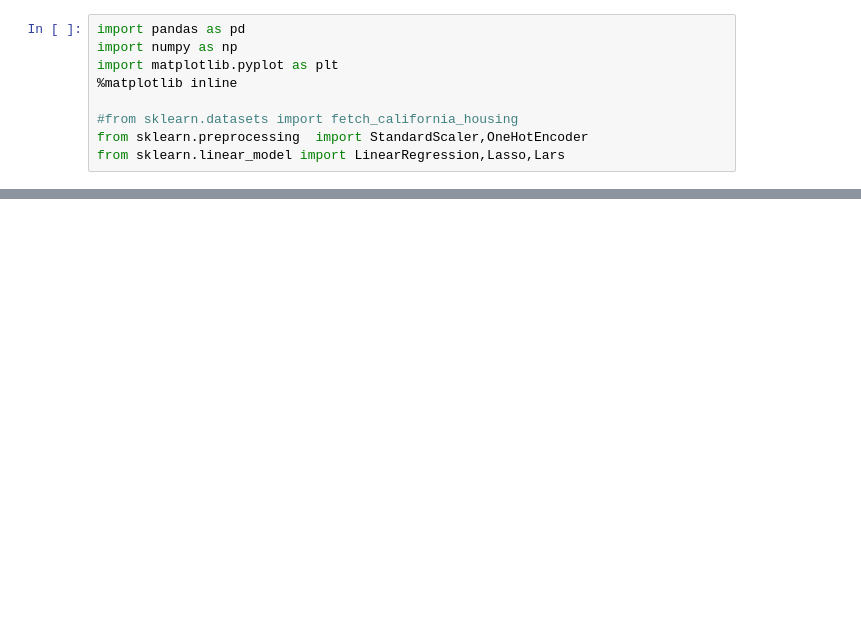
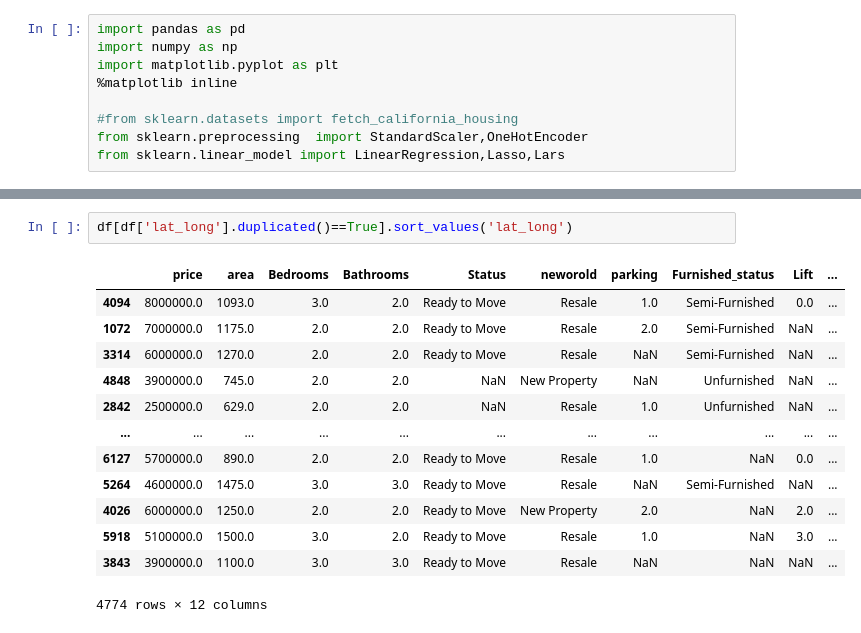
Before and after one commit to saptarshipal1/boston_house_pricing_regression, a Jupyter notebook: data/boston_housing_price.ipynb, the cells around one changed output, grey strips where cells are left out. Cells and saved outputs as stored; diff of their text form; blank space fills up the shorter version.

```diff
--- a/data/boston_housing_price.ipynb
+++ b/data/boston_housing_price.ipynb
@@ -20,0 +119,16 @@ data.head()
+# %%
+df[df['lat_long'].duplicated()==True].sort_values('lat_long')
+# %% [output]
+|  | price | area | Bedrooms | Bathrooms | Status | neworold | parking | Furnished_status | Lift | ... |
+| 4094 | 8000000.0 | 1093.0 | 3.0 | 2.0 | Ready to Move | Resale | 1.0 | Semi-Furnished | 0.0 | ... |
+| 1072 | 7000000.0 | 1175.0 | 2.0 | 2.0 | Ready to Move | Resale | 2.0 | Semi-Furnished | NaN | ... |
+| 3314 | 6000000.0 | 1270.0 | 2.0 | 2.0 | Ready to Move | Resale | NaN | Semi-Furnished | NaN | ... |
+| 4848 | 3900000.0 | 745.0 | 2.0 | 2.0 | NaN | New Property | NaN | Unfurnished | NaN | ... |
+| 2842 | 2500000.0 | 629.0 | 2.0 | 2.0 | NaN | Resale | 1.0 | Unfurnished | NaN | ... |
+| ... | ... | ... | ... | ... | ... | ... | ... | ... | ... | ... |
+| 6127 | 5700000.0 | 890.0 | 2.0 | 2.0 | Ready to Move | Resale | 1.0 | NaN | 0.0 | ... |
+| 5264 | 4600000.0 | 1475.0 | 3.0 | 3.0 | Ready to Move | Resale | NaN | Semi-Furnished | NaN | ... |
+| 4026 | 6000000.0 | 1250.0 | 2.0 | 2.0 | Ready to Move | New Property | 2.0 | NaN | 2.0 | ... |
+| 5918 | 5100000.0 | 1500.0 | 3.0 | 2.0 | Ready to Move | Resale | 1.0 | NaN | 3.0 | ... |
+| 3843 | 3900000.0 | 1100.0 | 3.0 | 3.0 | Ready to Move | Resale | NaN | NaN | NaN | ... |
+4774 rows × 12 columns
```
Also changed, not shown: parts of 12 cells of this notebook.
